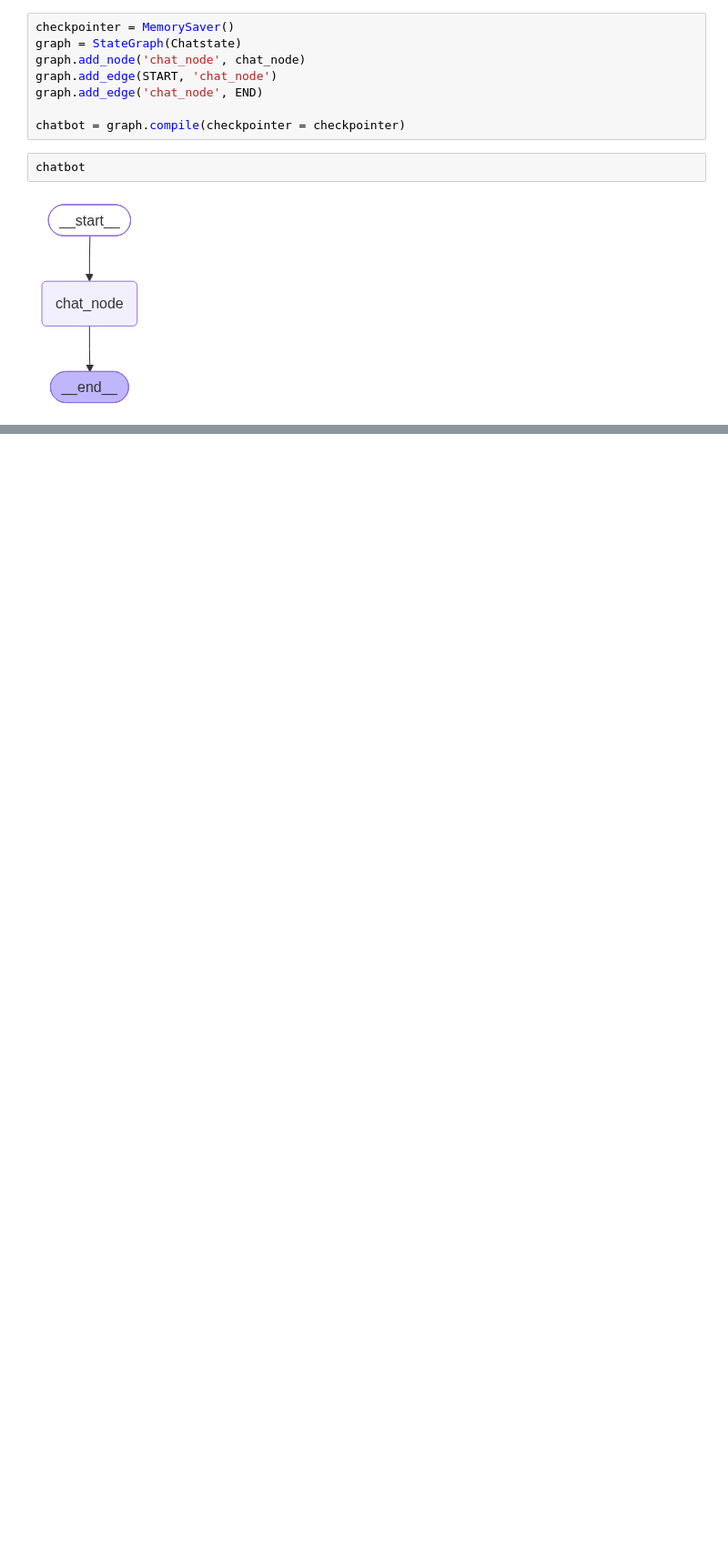
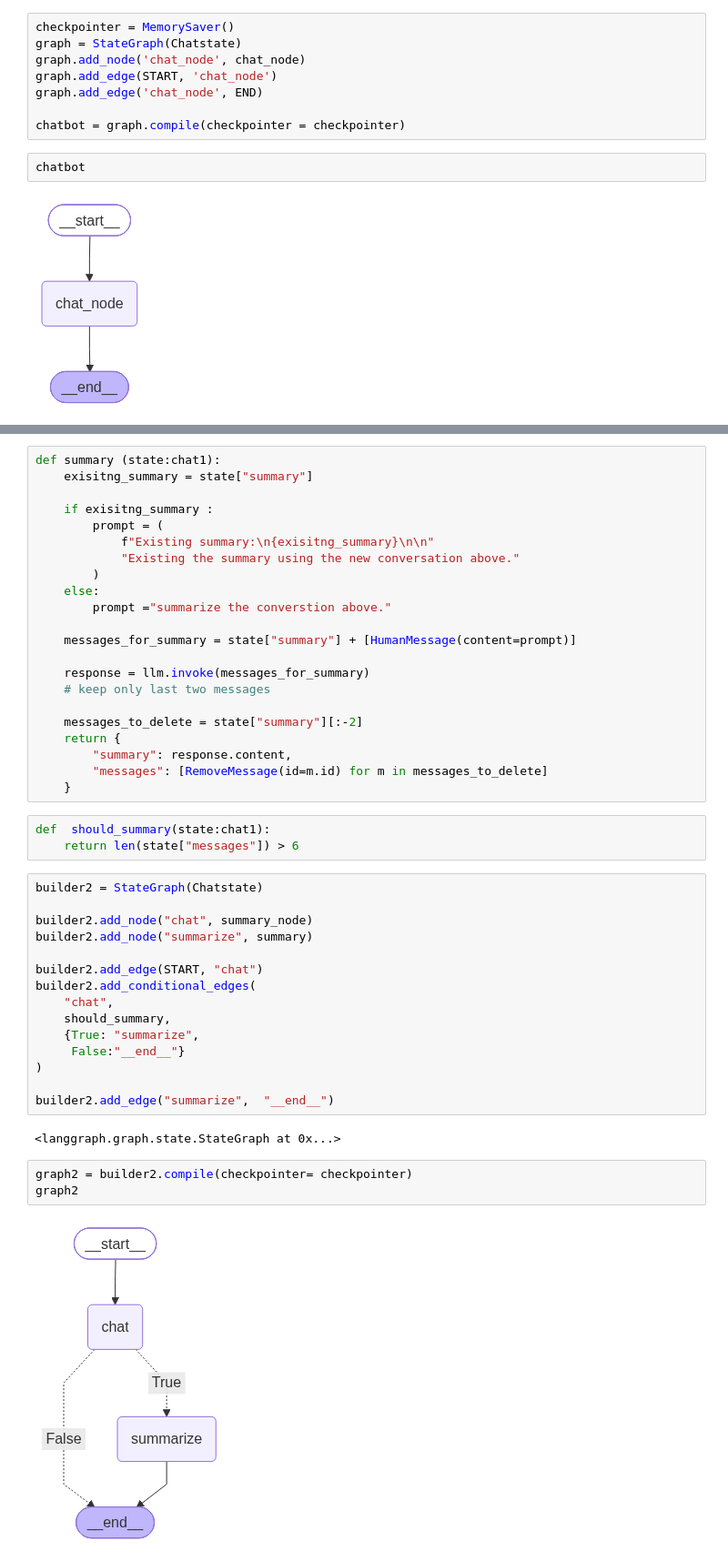
Before and after one commit to chandannafria/LangSmith, a Jupyter notebook: agentic.ipynb, the cells around one changed output, grey strips where cells are left out. Shown at 91% size. Cells and saved outputs as stored; diff of their text form; blank space fills up the shorter version.

```diff
--- a/agentic.ipynb
+++ b/agentic.ipynb
@@ -68,0 +265,47 @@ USER.. exit
+# %%
+def summary (state:chat1):
+    exisitng_summary = state["summary"]
+
+    if exisitng_summary :
+        prompt = (
+            f"Existing summary:\n{exisitng_summary}\n\n"
+            "Existing the summary using the new conversation above."
+        )
+    else:
+        prompt ="summarize the converstion above."
+
+    messages_for_summary = state["summary"] + [HumanMessage(content=prompt)]
+
+    response = llm.invoke(messages_for_summary)
+    # keep only last two messages
+
+    messages_to_delete = state["summary"][:-2]
+    return {
+        "summary": response.content,
+        "messages": [RemoveMessage(id=m.id) for m in messages_to_delete]
+    }
+# %%
+def  should_summary(state:chat1):
+    return len(state["messages"]) > 6
+# %%
+builder2 = StateGraph(Chatstate)
+
+builder2.add_node("chat", summary_node)
+builder2.add_node("summarize", summary)
+
+builder2.add_edge(START, "chat")
+builder2.add_conditional_edges(
+    "chat",
+    should_summary,
+    {True: "summarize",
+     False:"__end__"}
+)
+
+builder2.add_edge("summarize",  "__end__")
+# %% [output]
+<langgraph.graph.state.StateGraph at 0x...>
+# %%
+graph2 = builder2.compile(checkpointer= checkpointer)
+graph2
+# %% [output]
+[figure, added]
```
Also changed, not shown: parts of 27 cells of this notebook.
